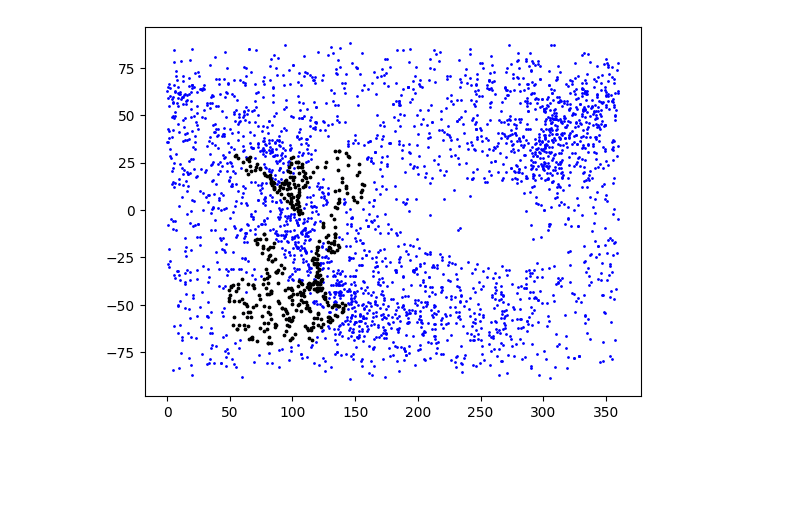
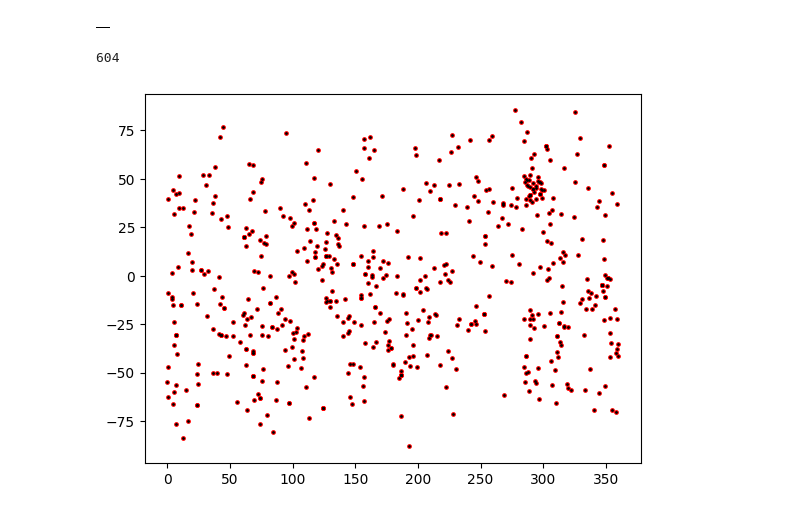
Before and after one commit to catlkx/Ariel-target-selection, a Jupyter notebook: SimpleScheduler.ipynb, the cells around one changed output. Drawn from its saved outputs; the diff is of its cells as text; code cells hidden in the pictures; blank space fills up the shorter version.

```diff
--- a/SimpleScheduler.ipynb
+++ b/SimpleScheduler.ipynb
@@ -15,2 +21,2 @@ import matplotlib.pyplot as plt
 # %%
-df = pd.read_csv("Ariel_MCS_TPCs_01May2023.csv")
+df = pd.read_csv("ASM_Ariel_sort.csv")
@@ -24,0 +23,11 @@ targets.head(3)
+# %%
+targets = df[['Star Name', 'Star RA', 'Star Dec', 'Planet Period [days]', 'Transit Duration [s]', 'Transit Mid Time [JD - 2450000]']]
+targets['Transit Mid Time [JD - 2450000]'] = targets['Transit Mid Time [JD - 2450000]'].apply(lambda x: Time(x+2450000, format='jd').mjd)
+targets['Transit Mid Time [JD - 2450000]'] = targets['Transit Mid Time [JD - 2450000]'] - targets['Transit Duration [s]']/60/60/24
+targets.rename(columns={'Transit Mid Time [JD - 2450000]': 'T_ref'}, inplace=True)
+
+# Because this data does not include a refence date, we will add some arbitrary one ourselves
+##--- IF DATA COMES WITH REFERENCE TIME, DO NOT INCLUDE THIS NEXT PART! ---##
+# targets = targets.assign(T_ref=T0)
+
+targets.head(3)
@@ -91,13 +145,22 @@ observed_events
+# %%
+# fit = sort_by_fitness(currently_visible, current_time, current_ra, current_dec)
+currently_visible
+# %% [output]
+|  |
+# %%
+observed_events
+# %% [output]
+604
 # %%
 targets_observed_df = []
 for target in targets.iloc:
     if target['Star Name'] in targets_observed:
         targets_observed_df.append(target)
 targets_observed_df = pd.DataFrame(targets_observed_df)
 
-plt.scatter(targets['Star RA'], targets['Star Dec'], s=1, color='blue')
-plt.scatter(targets_observed_df['Star RA'], targets_observed_df['Star Dec'], s=3, color='black')
+plt.scatter(targets['Star RA'], targets['Star Dec'], s=6, color='red')
+plt.scatter(targets_observed_df['Star RA'], targets_observed_df['Star Dec'], s=1, color='black')
 
 plt.show()
 # %% [output]
-[figure, old version]
+[figure, new version]
```
Also changed, not shown: parts of 12 cells of this notebook, 3 other files.
